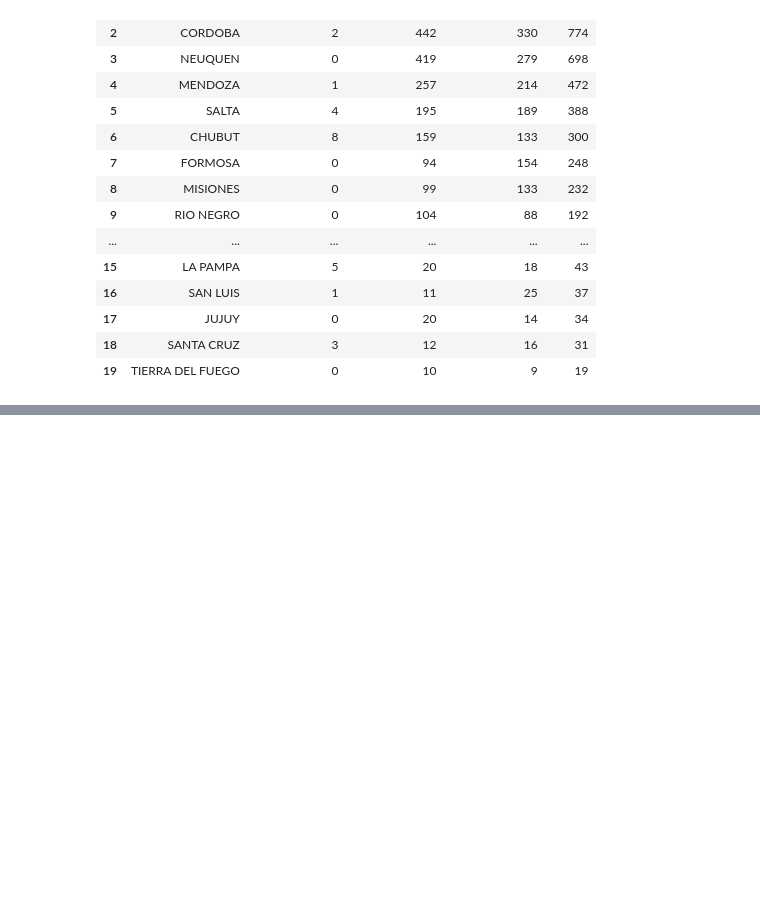
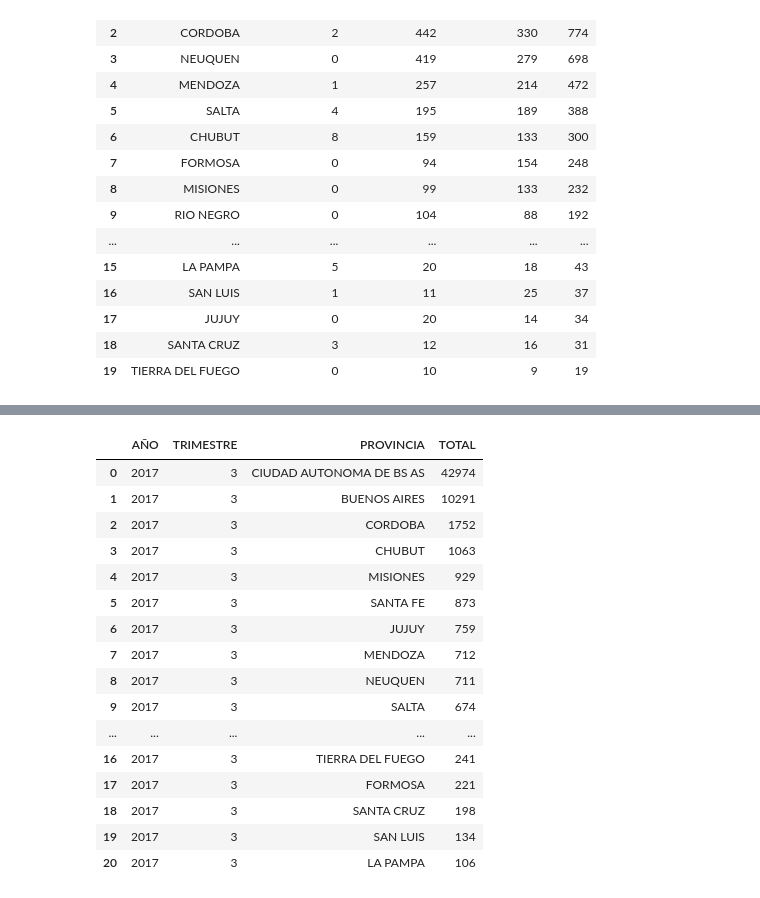
Before and after one commit to DATASCIENTISTSHENRY/PF_DataScience_Migraciones, a Jupyter notebook: EDA_ETL/ETL_EDA_Kpi_Amba.ipynb, the cells around one changed output, grey strips where cells are left out. Cells and saved outputs as stored; diff of their text form; code cells hidden in the pictures; blank space fills up the shorter version.

```diff
--- a/EDA_ETL/ETL_EDA_Kpi_Amba.ipynb
+++ b/EDA_ETL/ETL_EDA_Kpi_Amba.ipynb
@@ -330,0 +401,24 @@ df_residencias22020
+# %%
+residencias_3_2017 = agregar_año_trimestre(df_residencias32017, año= 2017, trimestre= 3)
+
+residencias_3_2017.to_csv("../DATASETS_ARGENTINA/residencias_3_2017.csv", index= False)
+# %%
+residencias_3_2017
+# %% [output]
+|  | AÑO | TRIMESTRE | PROVINCIA | TOTAL |
+| 0 | 2017 | 3 | CIUDAD AUTONOMA DE BS AS | 42974 |
+| 1 | 2017 | 3 | BUENOS AIRES | 10291 |
+| 2 | 2017 | 3 | CORDOBA | 1752 |
+| 3 | 2017 | 3 | CHUBUT | 1063 |
+| 4 | 2017 | 3 | MISIONES | 929 |
+| 5 | 2017 | 3 | SANTA FE | 873 |
+| 6 | 2017 | 3 | JUJUY | 759 |
+| 7 | 2017 | 3 | MENDOZA | 712 |
+| 8 | 2017 | 3 | NEUQUEN | 711 |
+| 9 | 2017 | 3 | SALTA | 674 |
+| ... | ... | ... | ... | ... |
+| 16 | 2017 | 3 | TIERRA DEL FUEGO | 241 |
+| 17 | 2017 | 3 | FORMOSA | 221 |
+| 18 | 2017 | 3 | SANTA CRUZ | 198 |
+| 19 | 2017 | 3 | SAN LUIS | 134 |
+| 20 | 2017 | 3 | LA PAMPA | 106 |
```
Also changed, not shown: parts of 36 cells of this notebook, 16 other files.
